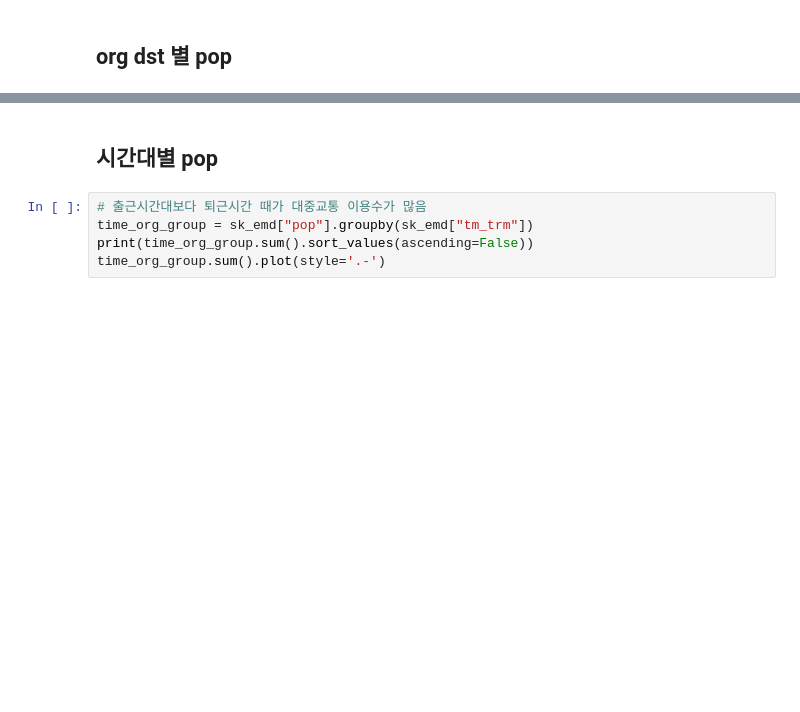
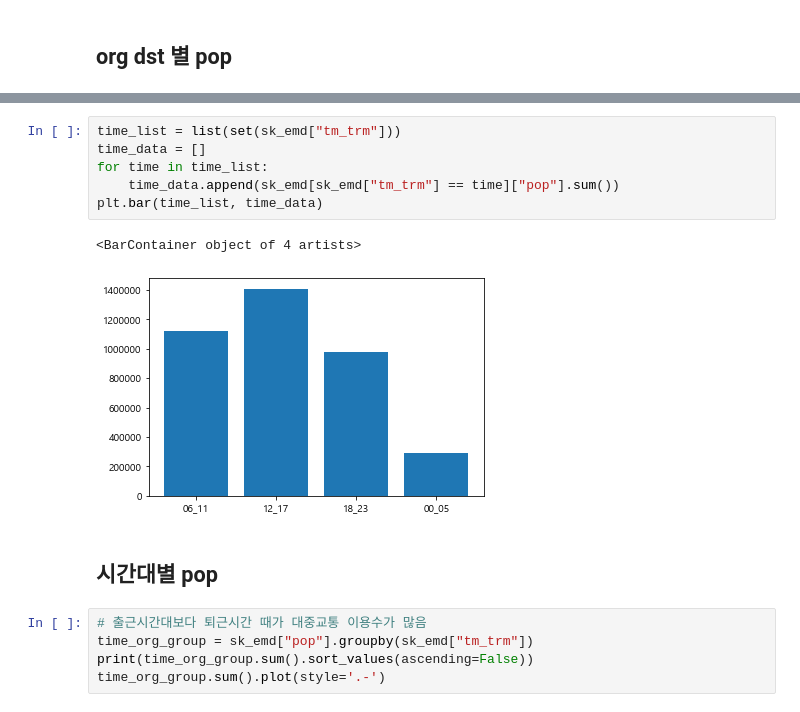
Before and after one commit to whtngus/finding_road, a Jupyter notebook: EDA/EDA_ALL-SH.ipynb, the cells around one changed output, grey strips where cells are left out. Saved outputs shown, nothing was run; the diff lists cells and outputs as text; blank space fills up the shorter version.

```diff
--- a/EDA/EDA_ALL-SH.ipynb
+++ b/EDA/EDA_ALL-SH.ipynb
@@ -130,3 +135,12 @@ Name: pop, dtype: float64
+# %%
+time_list = list(set(sk_emd["tm_trm"]))
+time_data = []
+for time in time_list:
+    time_data.append(sk_emd[sk_emd["tm_trm"] == time]["pop"].sum())
+plt.bar(time_list, time_data)
+# %% [output]
+<BarContainer object of 4 artists>
+[figure, added]
 # %% [markdown]
 ## 시간대별 pop
 # %%
```
Also changed, not shown: parts of 22 cells of this notebook.
